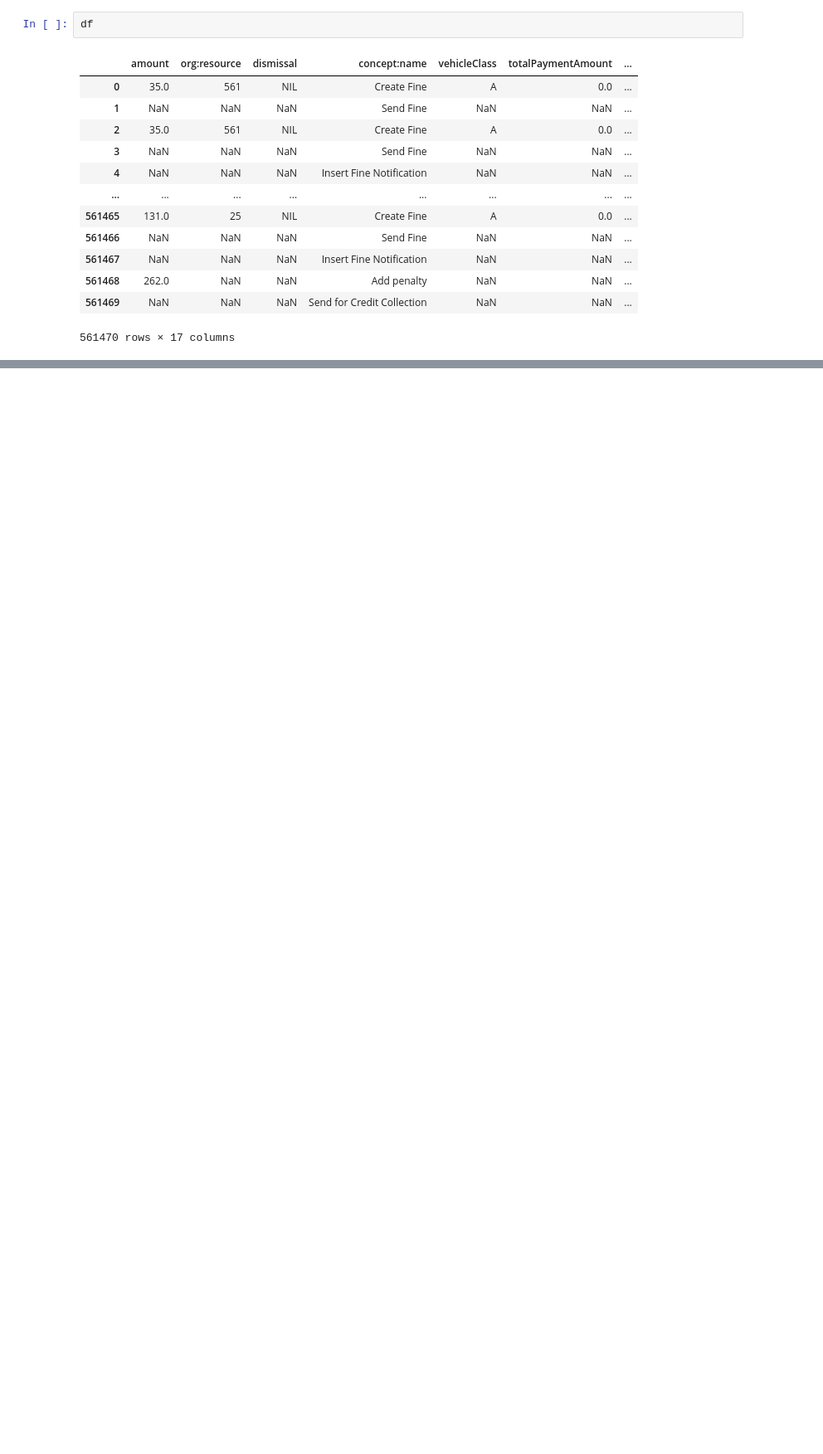
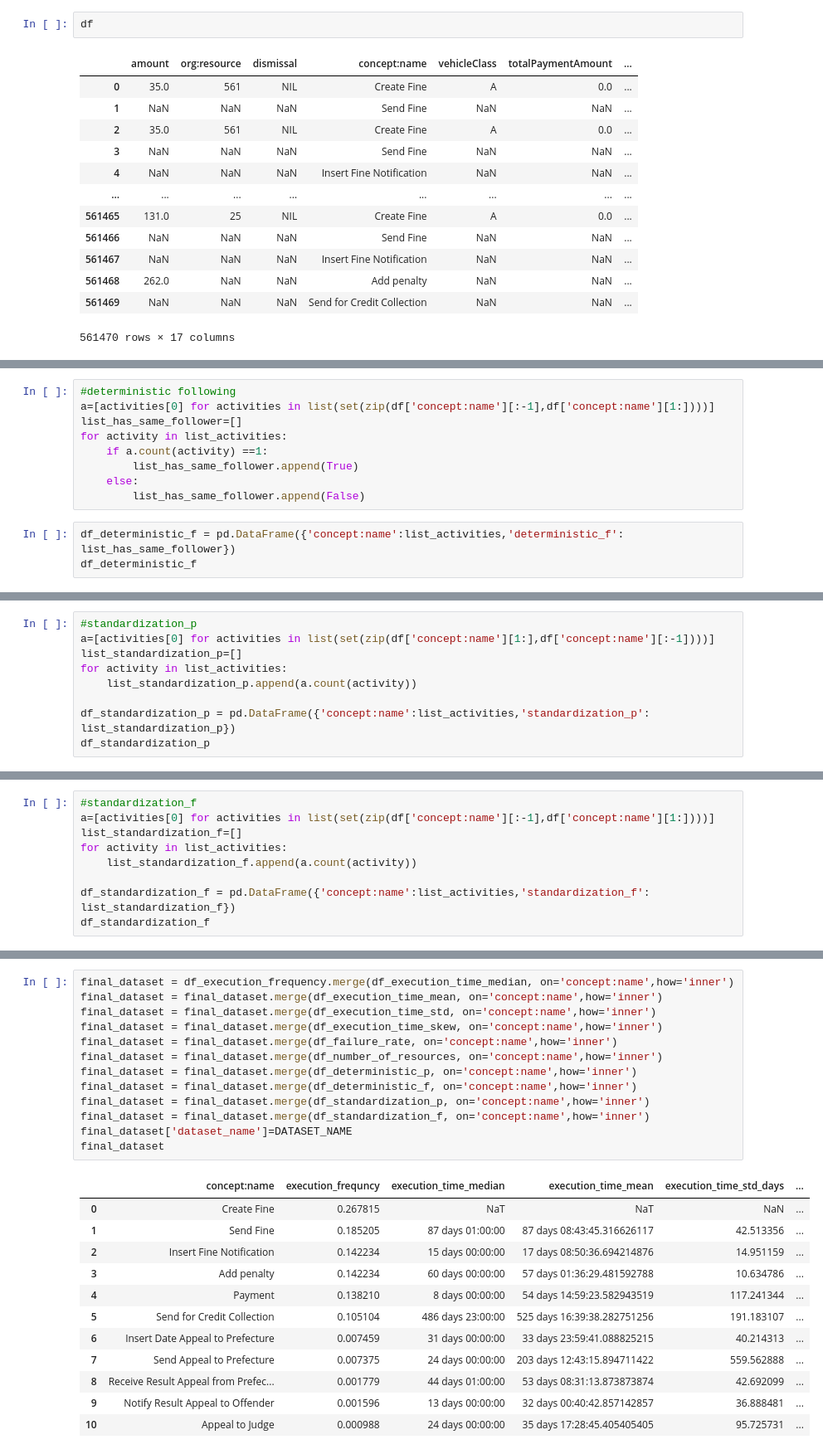
Before and after one commit to KiriBu10/rpa, a Jupyter notebook: code/nbs/road_traffic_fine_management_process.ipynb, the cells around one changed output, grey strips where cells are left out. Shown at 83% size. Cells and saved outputs as stored; diff of their text form; blank space fills up the shorter version.

```diff
--- a/code/nbs/road_traffic_fine_management_process.ipynb
+++ b/code/nbs/road_traffic_fine_management_process.ipynb
@@ -68,0 +314,12 @@ Timedelta('124 days 23:26:13.911943568')
+# %%
+#deterministic following
+a=[activities[0] for activities in list(set(zip(df['concept:name'][:-1],df['concept:name'][1:])))]
+list_has_same_follower=[]
+for activity in list_activities:
+    if a.count(activity) ==1:
+        list_has_same_follower.append(True)
+    else:
+        list_has_same_follower.append(False)
+# %%
+df_deterministic_f = pd.DataFrame({'concept:name':list_activities,'deterministic_f': list_has_same_follower})
+df_deterministic_f
@@ -68,0 +341,9 @@ Timedelta('124 days 23:26:13.911943568')
+# %%
+#standardization_p
+a=[activities[0] for activities in list(set(zip(df['concept:name'][1:],df['concept:name'][:-1])))]
+list_standardization_p=[]
+for activity in list_activities:
+    list_standardization_p.append(a.count(activity))
+
+df_standardization_p = pd.DataFrame({'concept:name':list_activities,'standardization_p': list_standardization_p})
+df_standardization_p
@@ -68,0 +363,9 @@ Timedelta('124 days 23:26:13.911943568')
+# %%
+#standardization_f
+a=[activities[0] for activities in list(set(zip(df['concept:name'][:-1],df['concept:name'][1:])))]
+list_standardization_f=[]
+for activity in list_activities:
+    list_standardization_f.append(a.count(activity))
+
+df_standardization_f = pd.DataFrame({'concept:name':list_activities,'standardization_f': list_standardization_f})
+df_standardization_f
@@ -68,0 +391,26 @@ Timedelta('124 days 23:26:13.911943568')
+# %%
+final_dataset = df_execution_frequency.merge(df_execution_time_median, on='concept:name',how='inner')
+final_dataset = final_dataset.merge(df_execution_time_mean, on='concept:name',how='inner')
+final_dataset = final_dataset.merge(df_execution_time_std, on='concept:name',how='inner')
+final_dataset = final_dataset.merge(df_execution_time_skew, on='concept:name',how='inner')
+final_dataset = final_dataset.merge(df_failure_rate, on='concept:name',how='inner')
+final_dataset = final_dataset.merge(df_number_of_resources, on='concept:name',how='inner')
+final_dataset = final_dataset.merge(df_deterministic_p, on='concept:name',how='inner')
+final_dataset = final_dataset.merge(df_deterministic_f, on='concept:name',how='inner')
+final_dataset = final_dataset.merge(df_standardization_p, on='concept:name',how='inner')
+final_dataset = final_dataset.merge(df_standardization_f, on='concept:name',how='inner')
+final_dataset['dataset_name']=DATASET_NAME
+final_dataset
+# %% [output]
+|  | concept:name | execution_frequncy | execution_time_median | execution_time_mean | execution_time_std_days | ... |
+| 0 | Create Fine | 0.267815 | NaT | NaT | NaN | ... |
+| 1 | Send Fine | 0.185205 | 87 days 01:00:00 | 87 days 08:43:45.316626117 | 42.513356 | ... |
+| 2 | Insert Fine Notification | 0.142234 | 15 days 00:00:00 | 17 days 08:50:36.694214876 | 14.951159 | ... |
+| 3 | Add penalty | 0.142234 | 60 days 00:00:00 | 57 days 01:36:29.481592788 | 10.634786 | ... |
+| 4 | Payment | 0.138210 | 8 days 00:00:00 | 54 days 14:59:23.582943519 | 117.241344 | ... |
+| 5 | Send for Credit Collection | 0.105104 | 486 days 23:00:00 | 525 days 16:39:38.282751256 | 191.183107 | ... |
+| 6 | Insert Date Appeal to Prefecture | 0.007459 | 31 days 00:00:00 | 33 days 23:59:41.088825215 | 40.214313 | ... |
+| 7 | Send Appeal to Prefecture | 0.007375 | 24 days 00:00:00 | 203 days 12:43:15.894711422 | 559.562888 | ... |
+| 8 | Receive Result Appeal from Prefec... | 0.001779 | 44 days 01:00:00 | 53 days 08:31:13.873873874 | 42.692099 | ... |
+| 9 | Notify Result Appeal to Offender | 0.001596 | 13 days 00:00:00 | 32 days 00:40:42.857142857 | 36.888481 | ... |
+| 10 | Appeal to Judge | 0.000988 | 24 days 00:00:00 | 35 days 17:28:45.405405405 | 95.725731 | ... |
```
Also changed, not shown: parts of 38 cells of this notebook, 5 other files.
